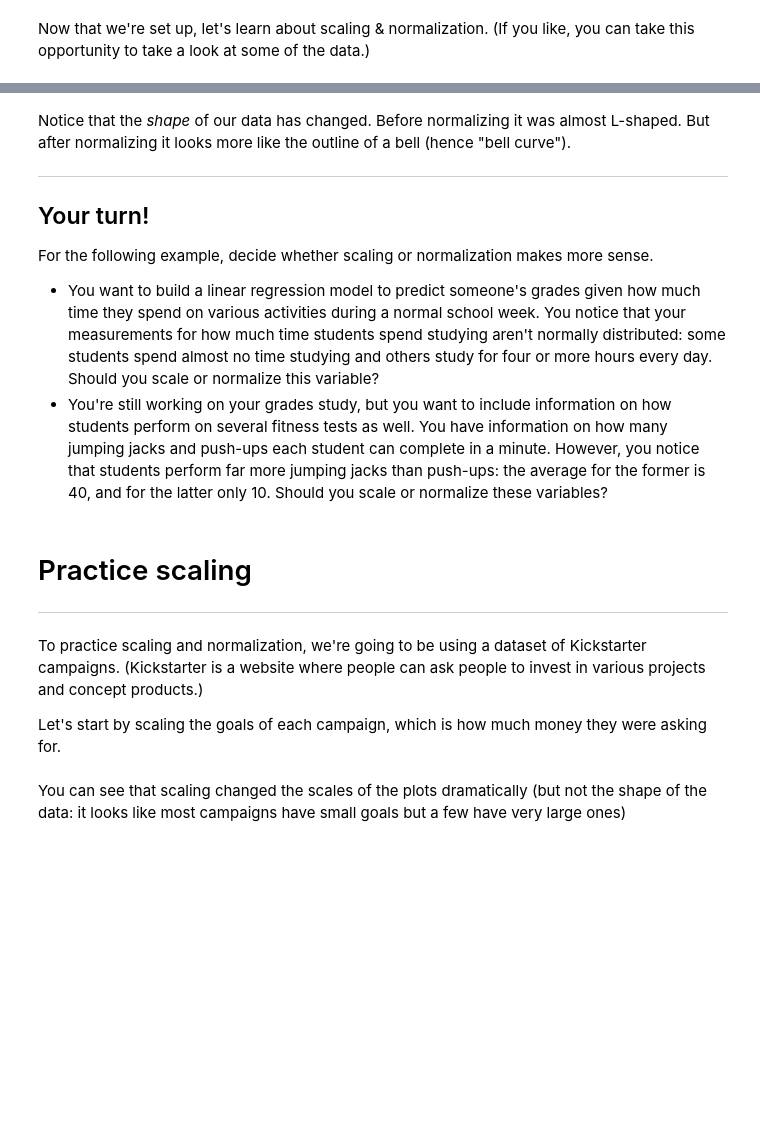
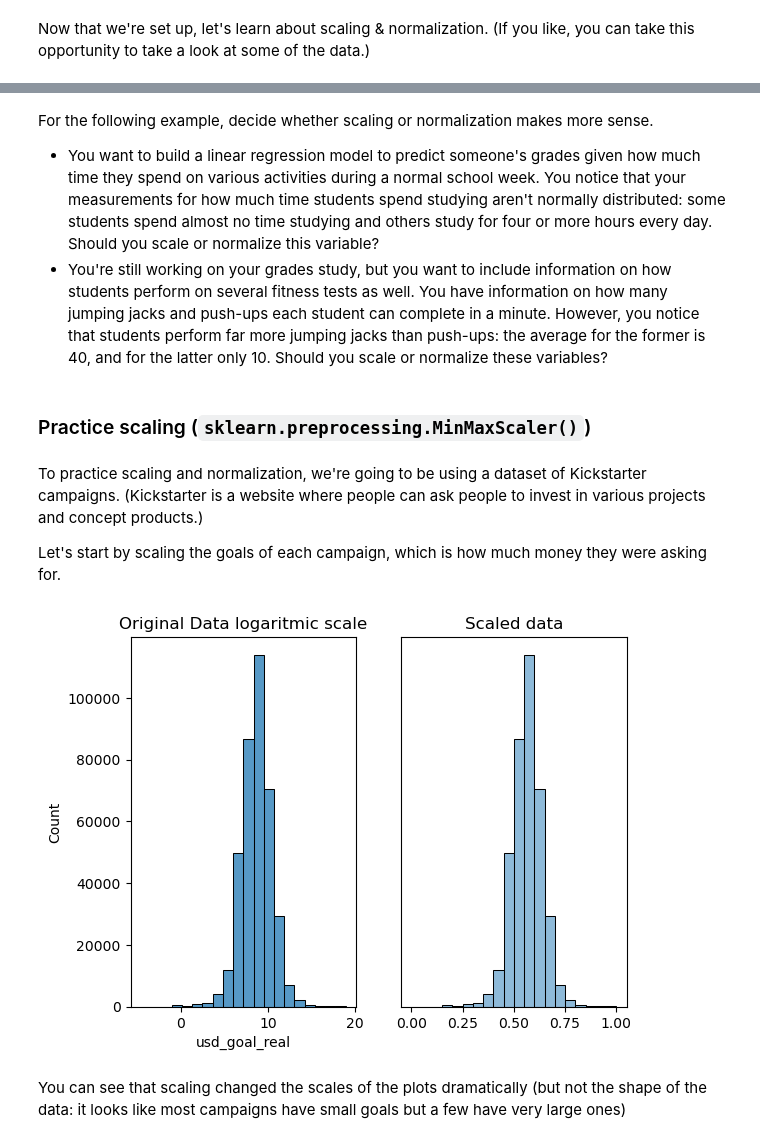
Before and after one commit to jgp-13/kaggle-data-cleaning-challenge, a Jupyter notebook: notebooks/nb2-data-cleaning-challenge-scale-and-normalize-data.ipynb, the cells around one changed output, grey strips where cells are left out. Saved outputs shown, nothing was run; the diff lists cells and outputs as text; code cells hidden in the pictures; blank space fills up the shorter version.

```diff
--- a/notebooks/nb2-data-cleaning-challenge-scale-and-normalize-data.ipynb
+++ b/notebooks/nb2-data-cleaning-challenge-scale-and-normalize-data.ipynb
@@ -35,14 +38,23 @@ import numpy as np
 from scipy import stats
 
 # for min_max scaling
-from mlxtend.preprocessing import minmax_scaling
+# from mlxtend.preprocessing import minmax_scaling
+from sklearn.preprocessing import MinMaxScaler # Go around using mlxtend package
 
 # plotting modules
 import seaborn as sns
 import matplotlib.pyplot as plt
 
+# Handling directories
+import os
+import kaggle_cleaning
+from kaggle_cleaning.config import RAW_DATA_DIR, CLEAN_DATA_DIR
+
 # read in all our data
-kickstarters_2017 = pd.read_csv("../input/kickstarter-projects/ks-projects-201801.csv")
+ks_2017_clean_file = os.path.join(CLEAN_DATA_DIR, "ks-projects-201801_clean.csv")
+ks_2017_file = os.path.join(RAW_DATA_DIR, "ks-projects-201801.csv")
+# kickstarters_2017 = pd.read_csv("../input/kickstarter-projects/ks-projects-201801.csv") # Original nb file
+kickstarters_2017 = pd.read_csv(ks_2017_file)
 
 # set seed for reproducibility
 np.random.seed(0)
@@ -102,32 +135,43 @@ ax[1].set_title("Normalized data")
 # %% [markdown]
-Notice that the *shape* of our data has changed. Before normalizing it was almost L-shaped. But after normalizing it looks more like the outline of a bell (hence "bell curve").
-
-___
-## Your turn!
-
 For the following example, decide whether scaling or normalization makes more sense.
 
 * You want to build a linear regression model to predict someone's grades given how much time they spend on various activities during a normal school week.  You notice that your measurements for how much time students spend studying aren't normally distributed: some students spend almost no time studying and others study for four or more hours every day. Should you scale or normalize this variable?
 * You're still working on your grades study, but you want to include information on how students perform on several fitness tests as well. You have information on how many jumping jacks and push-ups each student can complete in a minute. However, you notice that students perform far more jumping jacks than push-ups: the average for the former is 40, and for the latter only 10. Should you scale or normalize these variables?
+# %% [markdown]
+### Practice scaling (`sklearn.preprocessing.MinMaxScaler()`)
 # %% [markdown]
-# Practice scaling
-___
-
 To practice scaling and normalization, we're going to be using a dataset of Kickstarter campaigns. (Kickstarter is a website where people can ask people to invest in various projects and concept products.)
 
 Let's start by scaling the goals of each campaign, which is how much money they were asking for.
 # %%
 # select the usd_goal_real column
-usd_goal = kickstarters_2017.usd_goal_real
+usd_goal = np.log(kickstarters_2017[['usd_goal_real']])
+usd_goal_reshaped = usd_goal.values.reshape(-1, 1) # -1 means the ammount of values
+
+nbins= 20
 
 # scale the goals from 0 to 1
-scaled_data = minmax_scaling(usd_goal, columns = [0])
+scaler = MinMaxScaler()
+scaled_data = scaler.fit_transform(usd_goal_reshaped)
+#scaled_data = minmax_scaling(usd_goal, columns = [0])
 
 # plot the original & scaled data together to compare
 fig, ax=plt.subplots(1,2)
-sns.distplot(kickstarters_2017.usd_goal_real, ax=ax[0])
-ax[0].set_title("Original Data")
-sns.distplot(scaled_data, ax=ax[1])
+sns.histplot(np.log(kickstarters_2017.usd_goal_real),
+             ax=ax[0],
+             bins=nbins,
+             legend=False)
+
+sns.histplot(scaled_data,
+             ax=ax[1],
+             bins=nbins,
+             legend=False)
+ax[0].set_title("Original Data logaritmic scale")
 ax[1].set_title("Scaled data")
+ax[1].set_ylabel('')
+ax[1].set_yticks([])
+plt.show()
+# %% [output]
+[figure, added]
 # %% [markdown]
 You can see that scaling changed the scales of the plots dramatically (but not the shape of the data: it looks like most campaigns have small goals but a few have very large ones)
```
Also changed, not shown: parts of 24 cells of this notebook.
